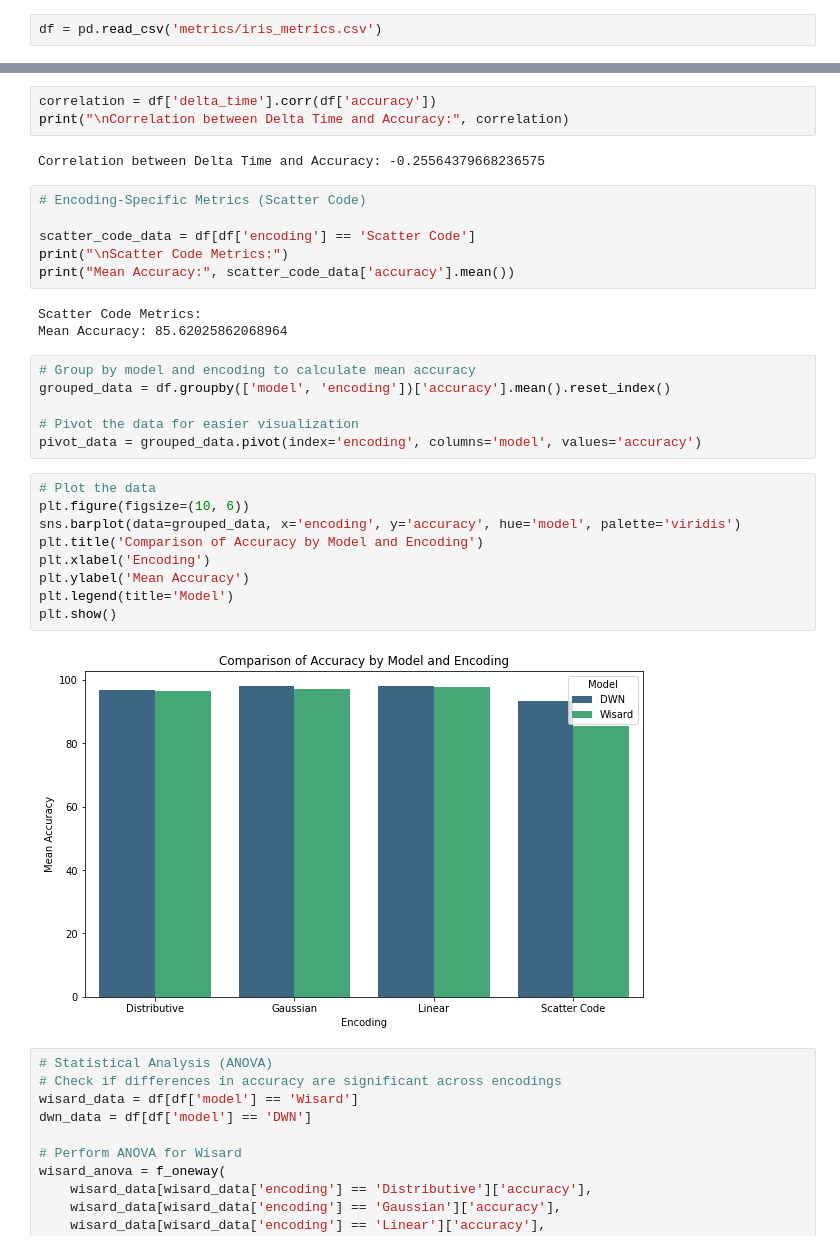
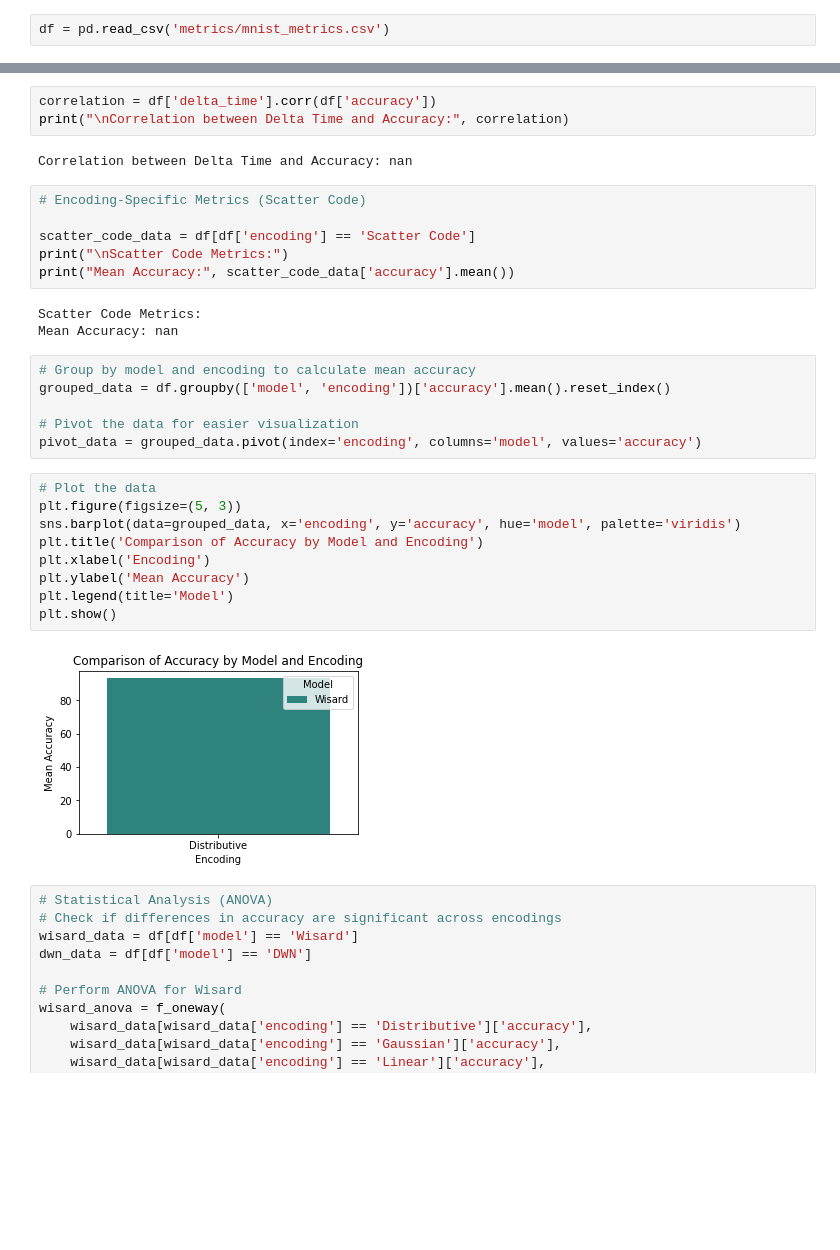
Before and after one commit to nicolesuet/wnn-binarization, a Jupyter notebook: metrics copy.ipynb, the cells around one changed output, grey strips where cells are left out. Cells and saved outputs as stored; diff of their text form; blank space fills up the shorter version.

```diff
--- a/metrics copy.ipynb
+++ b/metrics copy.ipynb
@@ -7,5 +7,5 @@ from scipy.stats import f_oneway, zscore
 # %%
-df = pd.read_csv('metrics/iris_metrics.csv')
+df = pd.read_csv('metrics/mnist_metrics.csv')
 # %%
 print("Basic Metrics:")
 print("Mean Accuracy:", df['accuracy'].mean())
@@ -50,7 +46,7 @@ Scatter Code  85.620259  96.00
 correlation = df['delta_time'].corr(df['accuracy'])
 print("\nCorrelation between Delta Time and Accuracy:", correlation)
 # %% [output]
-Correlation between Delta Time and Accuracy: -0.25564379668236575
+Correlation between Delta Time and Accuracy: nan
 # %%
 # Encoding-Specific Metrics (Scatter Code)
 
@@ -59,7 +55,7 @@ print("\nScatter Code Metrics:")
 print("Mean Accuracy:", scatter_code_data['accuracy'].mean())
 # %% [output]
 Scatter Code Metrics:
-Mean Accuracy: 85.62025862068964
+Mean Accuracy: nan
 # %%
 # Group by model and encoding to calculate mean accuracy
 grouped_data = df.groupby(['model', 'encoding'])['accuracy'].mean().reset_index()
@@ -68,15 +64,15 @@ grouped_data = df.groupby(['model', 'encoding'])['accuracy'].mean().reset_index(
 pivot_data = grouped_data.pivot(index='encoding', columns='model', values='accuracy')
 # %%
 # Plot the data
-plt.figure(figsize=(10, 6))
+plt.figure(figsize=(5, 3))
 sns.barplot(data=grouped_data, x='encoding', y='accuracy', hue='model', palette='viridis')
 plt.title('Comparison of Accuracy by Model and Encoding')
 plt.xlabel('Encoding')
 plt.ylabel('Mean Accuracy')
 plt.legend(title='Model')
 plt.show()
 # %% [output]
-[figure, old version]
+[figure, new version]
 # %%
 # Statistical Analysis (ANOVA)
 # Check if differences in accuracy are significant across encodings
```
Also changed, not shown: parts of 10 cells of this notebook, 49 other files.
